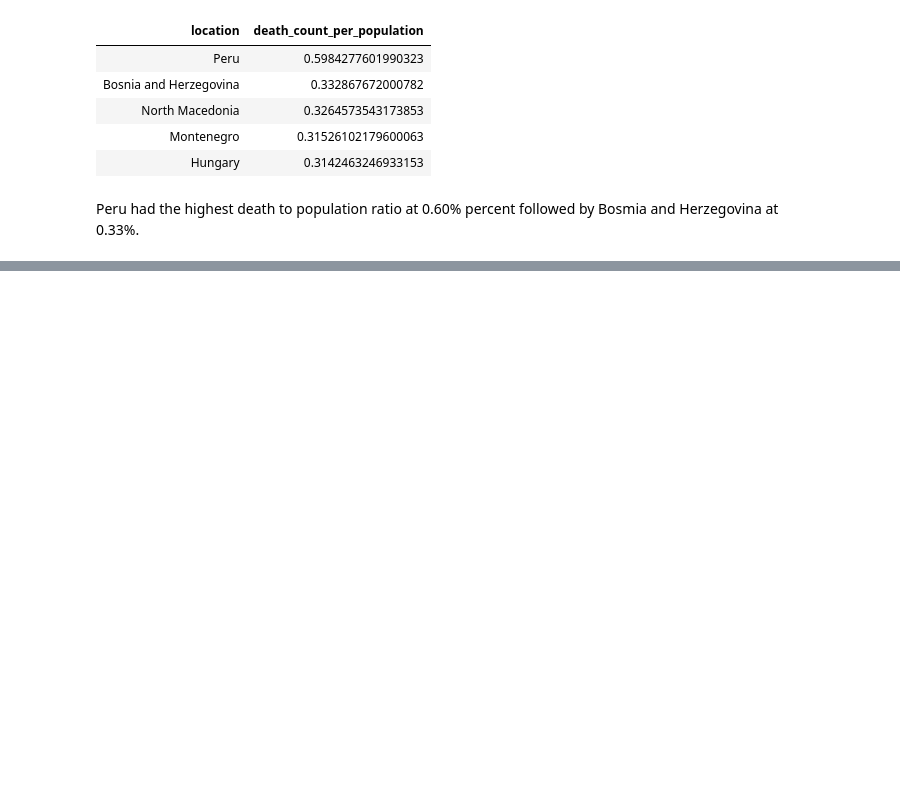
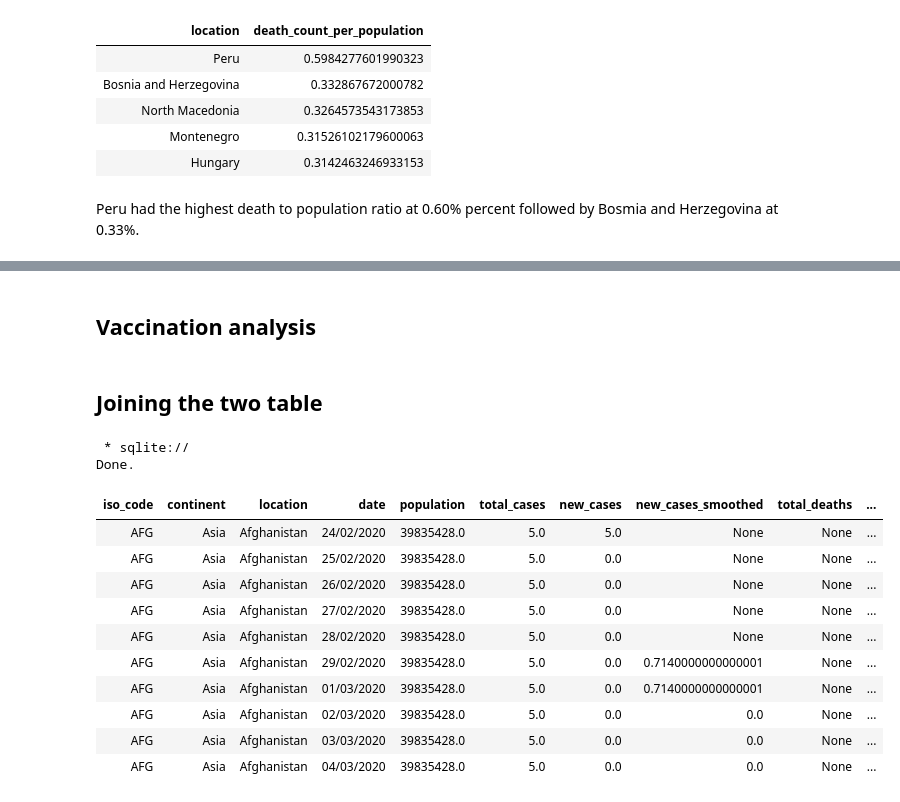
Before and after one commit to MaureenGatu/Data-Analysis, a Jupyter notebook: Global_data_on_confirmed_COVID_19_deaths.ipynb, the cells around one changed output, grey strips where cells are left out. Saved outputs shown, nothing was run; the diff lists cells and outputs as text; code cells hidden in the pictures; blank space fills up the shorter version.

Commit message:
Analysis in SQL

```diff
--- a/Global_data_on_confirmed_COVID_19_deaths.ipynb
+++ b/Global_data_on_confirmed_COVID_19_deaths.ipynb
@@ -219,0 +343,2 @@ Peru had the highest death to population ratio at 0.60% percent followed by Bosm
+# %% [markdown]
+## Vaccination analysis
@@ -219,0 +347,23 @@ Peru had the highest death to population ratio at 0.60% percent followed by Bosm
+# %% [markdown]
+## Joining the two table
+# %%
+%%sql
+-- Joining the tableson location and date
+SELECT * FROM covid_deaths JOIN  covid_vaccine
+on covid_deaths.location = covid_vaccine.location
+and covid_deaths.date = covid_vaccine.date
+LIMIT 10;
+# %% [output]
+ * sqlite://
+Done.
+| iso_code | continent | location | date | population | total_cases | new_cases | new_cases_smoothed | total_deaths | ... |
+| AFG | Asia | Afghanistan | 24/02/2020 | 39835428.0 | 5.0 | 5.0 | None | None | ... |
+| AFG | Asia | Afghanistan | 25/02/2020 | 39835428.0 | 5.0 | 0.0 | None | None | ... |
+| AFG | Asia | Afghanistan | 26/02/2020 | 39835428.0 | 5.0 | 0.0 | None | None | ... |
+| AFG | Asia | Afghanistan | 27/02/2020 | 39835428.0 | 5.0 | 0.0 | None | None | ... |
+| AFG | Asia | Afghanistan | 28/02/2020 | 39835428.0 | 5.0 | 0.0 | None | None | ... |
+| AFG | Asia | Afghanistan | 29/02/2020 | 39835428.0 | 5.0 | 0.0 | 0.7140000000000001 | None | ... |
+| AFG | Asia | Afghanistan | 01/03/2020 | 39835428.0 | 5.0 | 0.0 | 0.7140000000000001 | None | ... |
+| AFG | Asia | Afghanistan | 02/03/2020 | 39835428.0 | 5.0 | 0.0 | 0.0 | None | ... |
+| AFG | Asia | Afghanistan | 03/03/2020 | 39835428.0 | 5.0 | 0.0 | 0.0 | None | ... |
+| AFG | Asia | Afghanistan | 04/03/2020 | 39835428.0 | 5.0 | 0.0 | 0.0 | None | ... |
```
Also changed, not shown: parts of 28 cells of this notebook.
